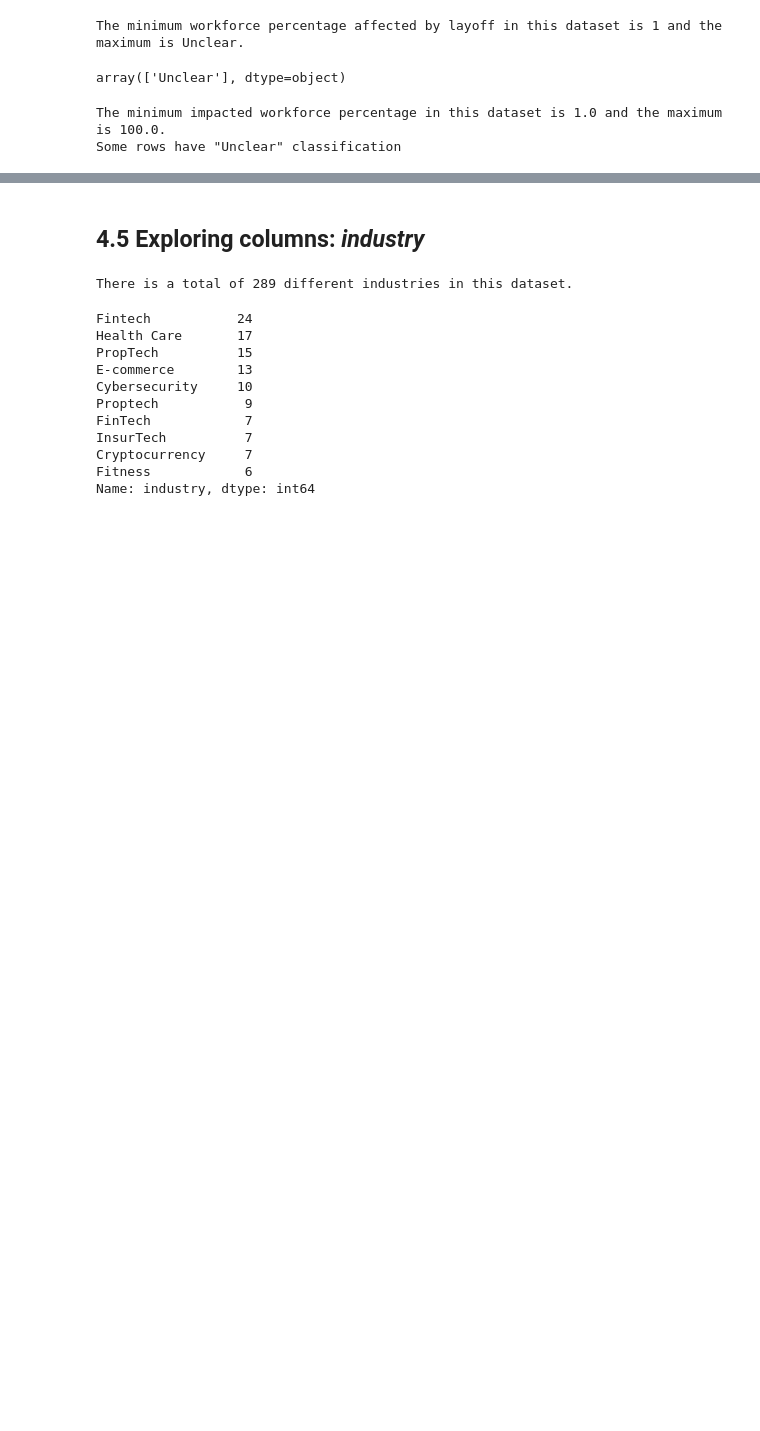
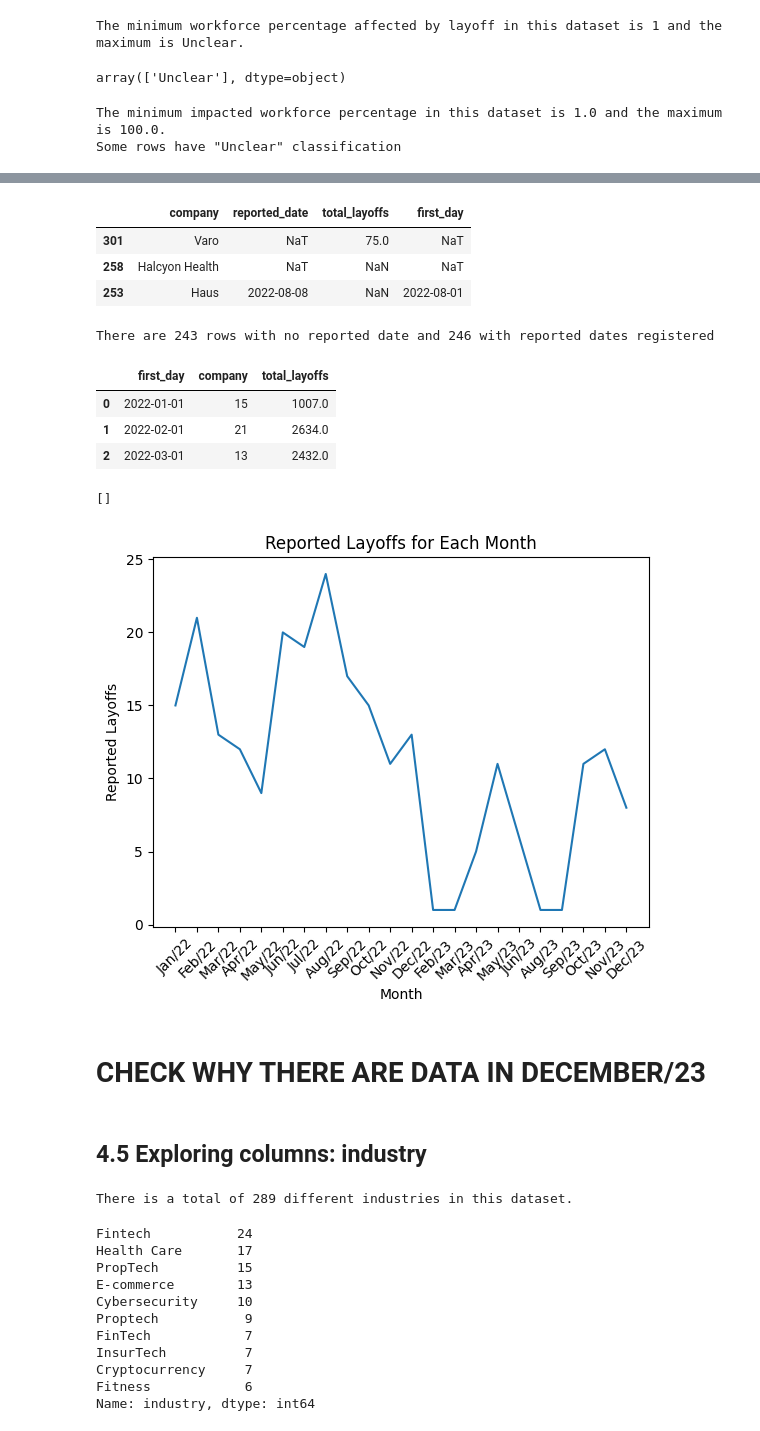
Before and after one commit to teusinn/TechCompaniesLayoff, a Jupyter notebook: src/main.ipynb, the cells around one changed output, grey strips where cells are left out. Drawn from its saved outputs; the diff is of its cells as text; code cells hidden in the pictures; blank space fills up the shorter version.

```diff
--- a/src/main.ipynb
+++ b/src/main.ipynb
@@ -281,6 +276,6 @@ Some rows have "Unclear" classification
 # %%
 # Converting the "reported_date" column type to date
-df['reported_date'] = pd.to_datetime(df['reported_date'], errors='coerce')
+df['reported_date'] = pd.to_datetime(df['reported_date'], format='%d/%m/%Y', errors='coerce')
 
 # Saving minimum and maximum values
 min_reported_date = df['reported_date'].min()
@@ -294,5 +287,56 @@ The first reported date in this dataset is 2022-01-27 00:00:00 and the last one
+# %%
+# Creating a column of first day of the month
+monthly_df = df[['company', 'reported_date', 'total_layoffs']].copy()
+monthly_df['first_day'] = monthly_df['reported_date'].to_numpy().astype('datetime64[M]')
+
+monthly_df.sample(3)
+# %% [output]
+|  | company | reported_date | total_layoffs | first_day |
+| 301 | Varo | NaT | 75.0 | NaT |
+| 258 | Halcyon Health | NaT | NaN | NaT |
+| 253 | Haus | 2022-08-08 | NaN | 2022-08-01 |
+# %%
+# Counting rows with NaT values
+nat_rows = monthly_df['reported_date'].isna().sum()
+filled_rows = monthly_df['company'].count() - nat_rows
+
+print('There are {} rows with no reported date and {} with reported dates registered'.format(nat_rows, filled_rows))
+# %% [output]
+There are 243 rows with no reported date and 246 with reported dates registered
+# %%
+# Filtering only rows with "reported_date" and removing it
+monthly_df = monthly_df[~monthly_df['reported_date'].isna()].sort_index()
+del monthly_df['reported_date']
+
+# Grouping by "first_day" and summing "total_layoffs"
+monthly_df = monthly_df.groupby(by=['first_day'], as_index=False).agg({'company': 'count', 'total_layoffs':'sum'})
+
+# Ordering by "first_day"
+monthly_df = monthly_df.sort_values('first_day', ascending=True)
+monthly_df.head(3)
+# %% [output]
+|  | first_day | company | total_layoffs |
+| 0 | 2022-01-01 | 15 | 1007.0 |
+| 1 | 2022-02-01 | 21 | 2634.0 |
+| 2 | 2022-03-01 | 13 | 2432.0 |
+# %%
+# Variables for the chart below
+reported_date_label = monthly_df['first_day'].dt.strftime('%b/%y')
+
+# Checking registered layoffs for each month
+plt.title('Reported Layoffs for Each Month')
+reported_date_ax = sns.lineplot(monthly_df, x=reported_date_label, y='company')
+plt.xticks(rotation=45)
+plt.xlabel('Month')
+plt.ylabel('Reported Layoffs')
+plt.plot()
+# %% [output]
+[]
+[figure, added]
+# %% [markdown]
+# CHECK WHY THERE ARE DATA IN DECEMBER/23
 # %% [markdown]
-## 4.5 Exploring columns: ***industry***
+## 4.5 Exploring columns: **industry**
 # %%
 # Counting how many uniques industries are listed in the dataset
 total_industries = df['industry'].nunique()
```
Also changed, not shown: parts of 13 cells of this notebook.
